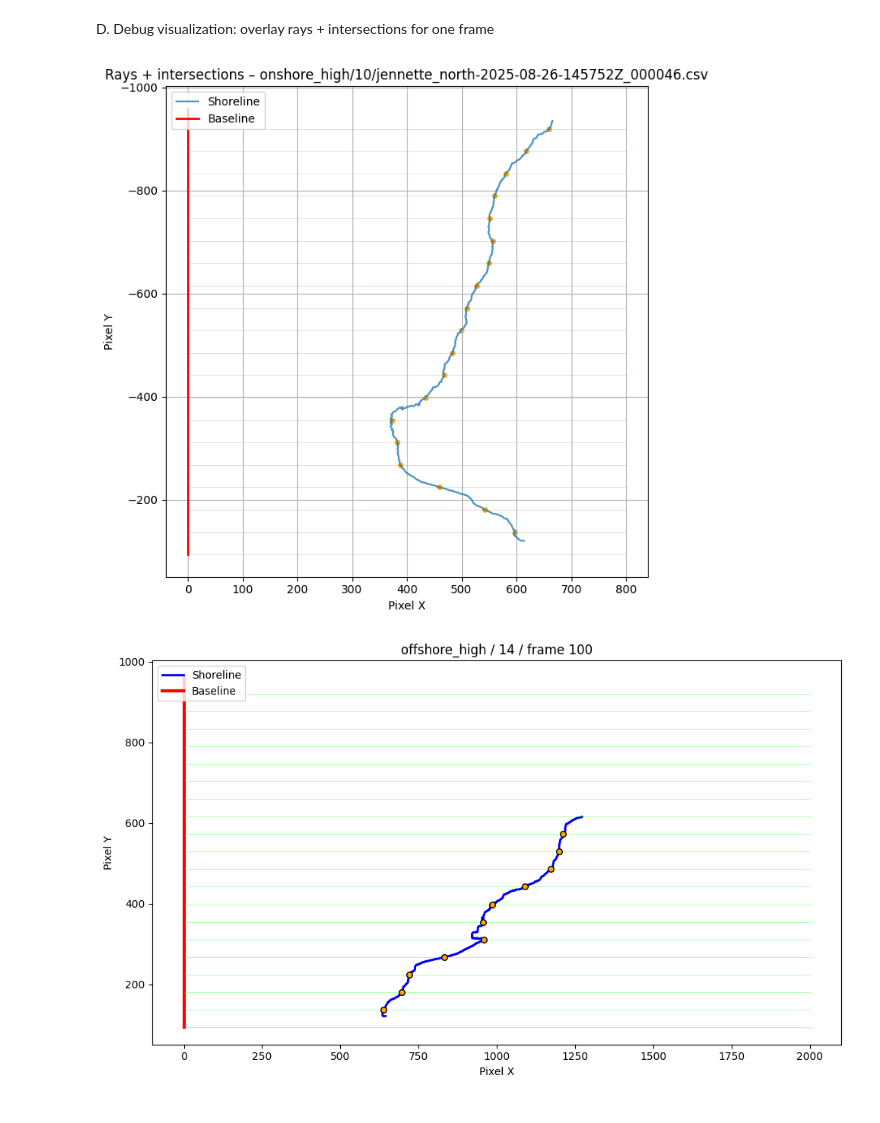
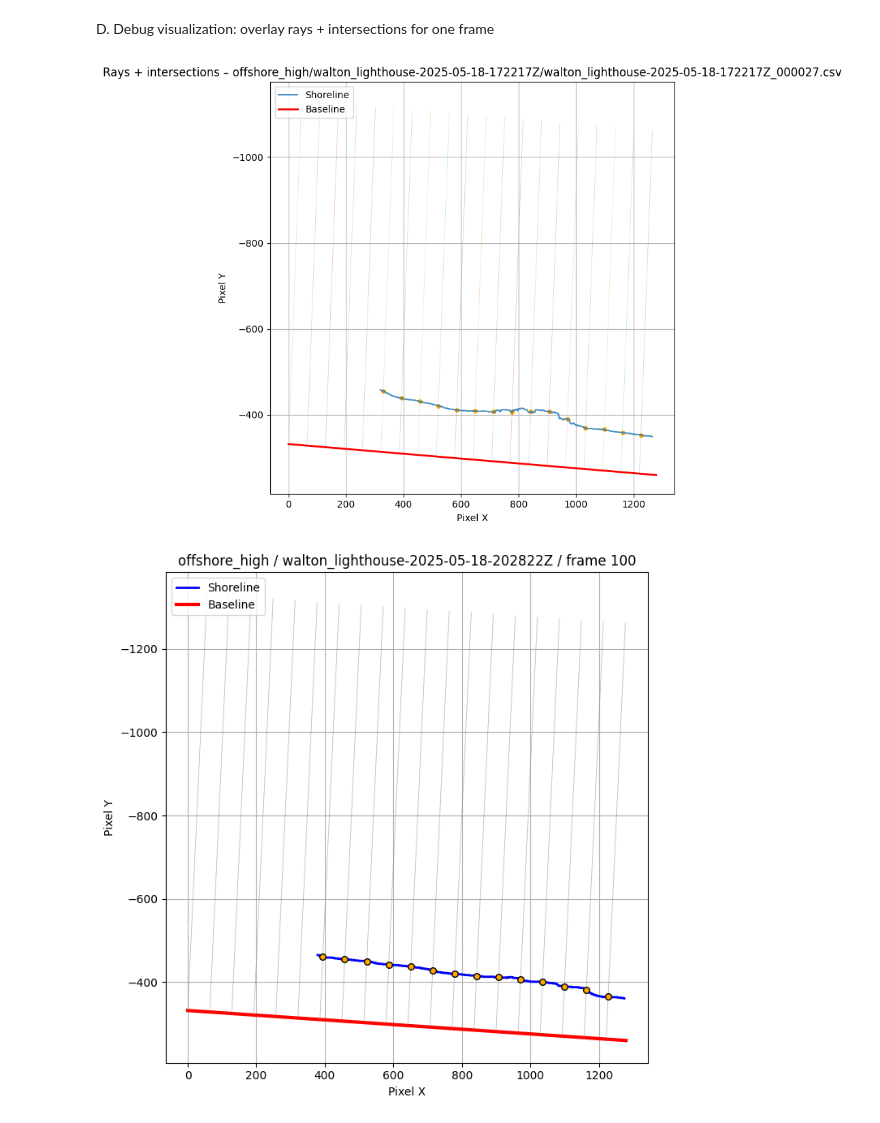
Before and after one commit to Mayuzh/sam2_realtime, a Jupyter notebook: save_predict/shoreline_jsons/curve_boxplot.ipynb, the cells around one changed output. Saved outputs shown, nothing was run; the diff lists cells and outputs as text; code cells hidden in the pictures.

```diff
--- a/save_predict/shoreline_jsons/curve_boxplot.ipynb
+++ b/save_predict/shoreline_jsons/curve_boxplot.ipynb
@@ -5,8 +5,8 @@ import pandas as pd
 import matplotlib.pyplot as plt
 
 # === CONFIG ===
-SITE_ROOT = Path(r"./csv/jennette_north")  # <-- change this
-BASELINE_CSV = SITE_ROOT / "baseline2.csv"
+SITE_ROOT = Path(r"./csv/twinlakes")  # <-- change this
+BASELINE_CSV = SITE_ROOT / "baseline.csv"
 
 REGIME_ROOTS = {
     "onshore_high": SITE_ROOT / "onshore_high",
@@ -407,6 +395,6 @@ for name, data in regime_curves.items():
         curves_valid,
         box,
         title=f"Curve Boxplot – {name}",
-        y_max=Y_MAX
+        y_max=150
     )
 # %% [output]
@@ -462,25 +446,25 @@ def debug_rays_on_frame(baseline_pts, normals, shoreline_pts, dists,
     plt.show()
 # %%
 # pick some frame from onshore_high
-reg_name = "onshore_high"
+reg_name = "offshore_high"
 reg_root = REGIME_ROOTS[reg_name]
 sf = list_subfolders(reg_root)[0]              # first subfolder, change if you want
 csv_paths = list_shoreline_csvs(sf)
-test_csv = csv_paths[0]                        # first frame, change index as needed
+test_csv = csv_paths[10]                        # first frame, change index as needed
 
 shore_pts = load_shoreline(test_csv)
 dists = compute_distances_for_shoreline(baseline_pts, normals, shore_pts)
 
 debug_rays_on_frame(
     baseline_pts=baseline_pts,
     normals=normals,
     shoreline_pts=shore_pts,
     dists=dists,
     ray_step=10,
     title=f"Rays + intersections – {reg_name}/{sf.name}/{test_csv.name}"
 )
 # %% [output]
-[figure, old version]
+[figure, new version]
 # %%
 def debug_rays_on_frame(
     baseline_pts,
@@ -549,7 +533,7 @@ def debug_rays_on_frame(
 # %%
 # Choose regime and folder
 regime = "offshore_high"       # or "onshore_high"
-folder_name = "14"            # example folder: "7", "10", "12", etc.
+folder_name = "walton_lighthouse-2025-05-18-202822Z"            # example folder: "7", "10", "12", etc.
 frame_idx = 100                # pick any CSV index
 
 # Locate folder and load shoreline
@@ -571,7 +555,7 @@ debug_rays_on_frame(
     title=f"{regime} / {folder_name} / frame {frame_idx}"
 )
 # %% [output]
-[figure, old version]
+[figure, new version]
 # %%
 import numpy as np
 import matplotlib.pyplot as plt
```
Also changed, not shown: parts of 5 cells of this notebook, 15 other files.
